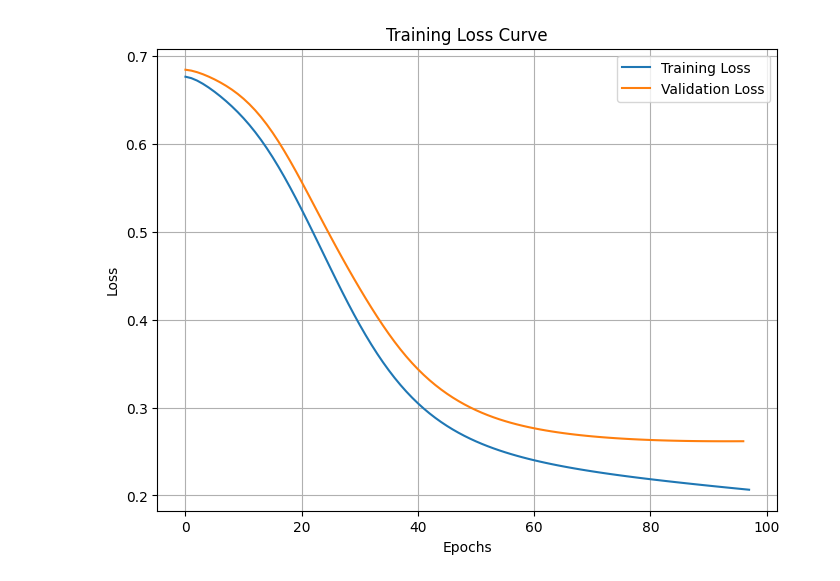
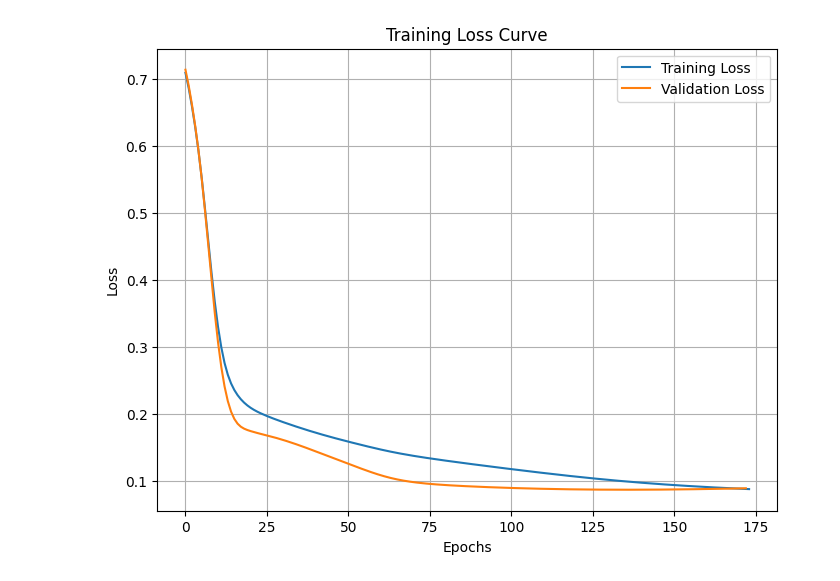
Before and after one commit to Alexthw46/ML, a Jupyter notebook: monks.ipynb, the cells around one changed output. Saved outputs shown, nothing was run; the diff lists cells and outputs as text; code cells hidden in the pictures.

```diff
--- a/monks.ipynb
+++ b/monks.ipynb
@@ -3,11 +3,11 @@ from main import *
 from torch import optim
 from torch.optim import lr_scheduler
 # %%
-lr = 0.1
+lr = 0.4
 momentum = 0.75
 decay = 0.000
-nesterov = False
-epochs = 300
+nesterov = True
+epochs = 500
 # %%
 scheduler = None
 # %%
@@ -27,5 +27,5 @@ Test Loss: 0.7571955919265747, Accuracy: 0.5116279069767442)
 # %%
-model = SimpleNN(17, 4, 1)
-optimizer = optim.SGD(model.parameters(), lr=lr, momentum=momentum, weight_decay=0.01, nesterov=nesterov)
+model = SimpleNN(17, 3, 1)
+optimizer = optim.SGD(model.parameters(), lr=lr, momentum=momentum, weight_decay=decay, nesterov=nesterov)
 monk("monks-3", optimizer=optimizer, neural_network=model, num_epochs=epochs, lr_scheduler=scheduler)
 # %% [output]
@@ -33 +33 @@ Test Loss: 0.2616843581199646, Accuracy: 0.967741935483871)
-[figure, old version]
+[figure, new version]
```
Also changed, not shown: parts of 3 cells of this notebook, 1 other file.
